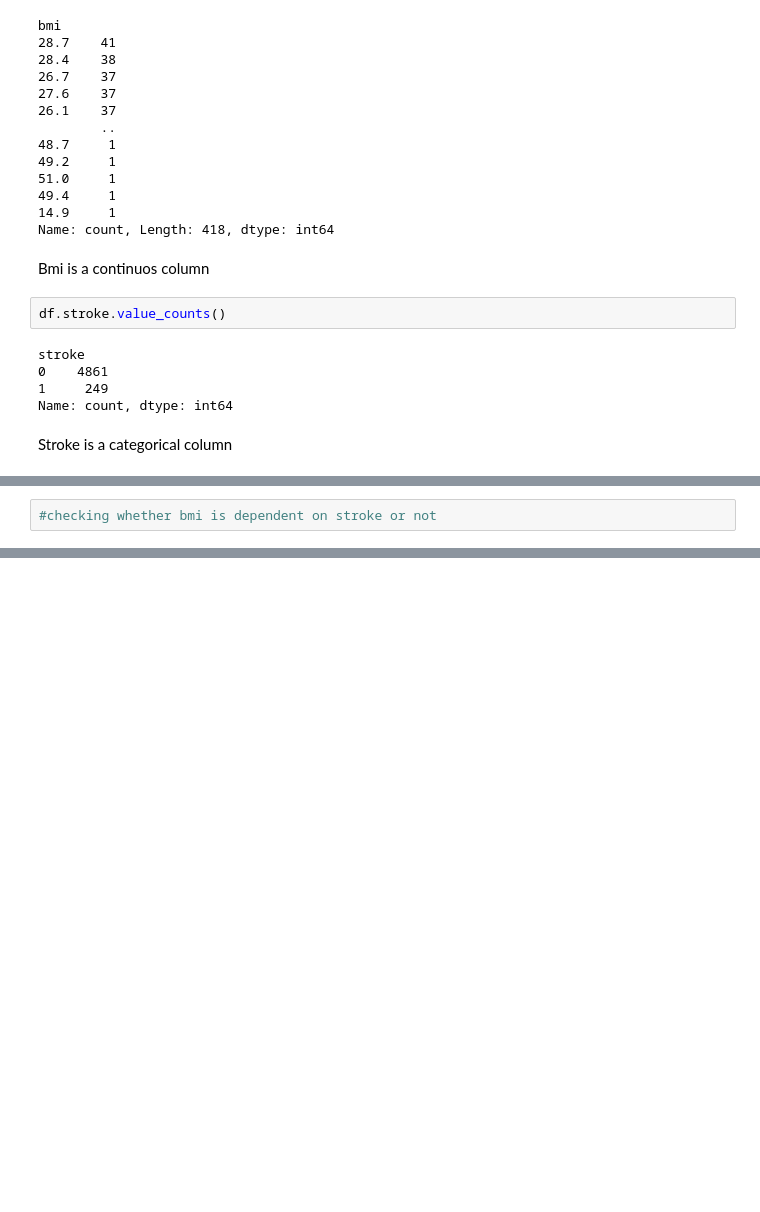
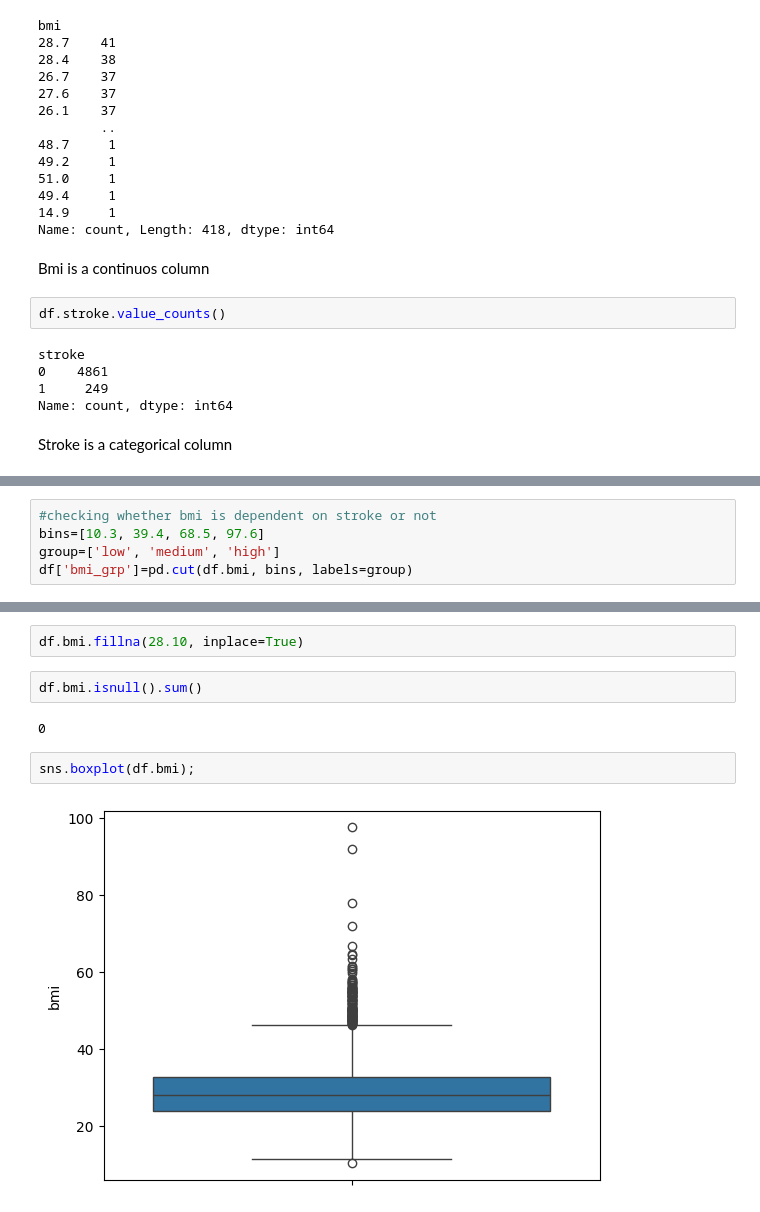
Before and after one commit to IshanSarkar/Portfolio, a Jupyter notebook: Healtcare/Stroke_Prediction.ipynb, the cells around one changed output, grey strips where cells are left out. Cells and saved outputs as stored; diff of their text form; blank space fills up the shorter version.

```diff
--- a/Healtcare/Stroke_Prediction.ipynb
+++ b/Healtcare/Stroke_Prediction.ipynb
@@ -90,2 +101,5 @@ Stroke is a categorical column
 # %%
 #checking whether bmi is dependent on stroke or not
+bins=[10.3, 39.4, 68.5, 97.6]
+group=['low', 'medium', 'high']
+df['bmi_grp']=pd.cut(df.bmi, bins, labels=group)
@@ -91,0 +135,10 @@ Stroke is a categorical column
+# %%
+df.bmi.fillna(28.10, inplace=True)
+# %%
+df.bmi.isnull().sum()
+# %% [output]
+0
+# %%
+sns.boxplot(df.bmi);
+# %% [output]
+[figure, added]
```
Also changed, not shown: parts of 20 cells of this notebook.
